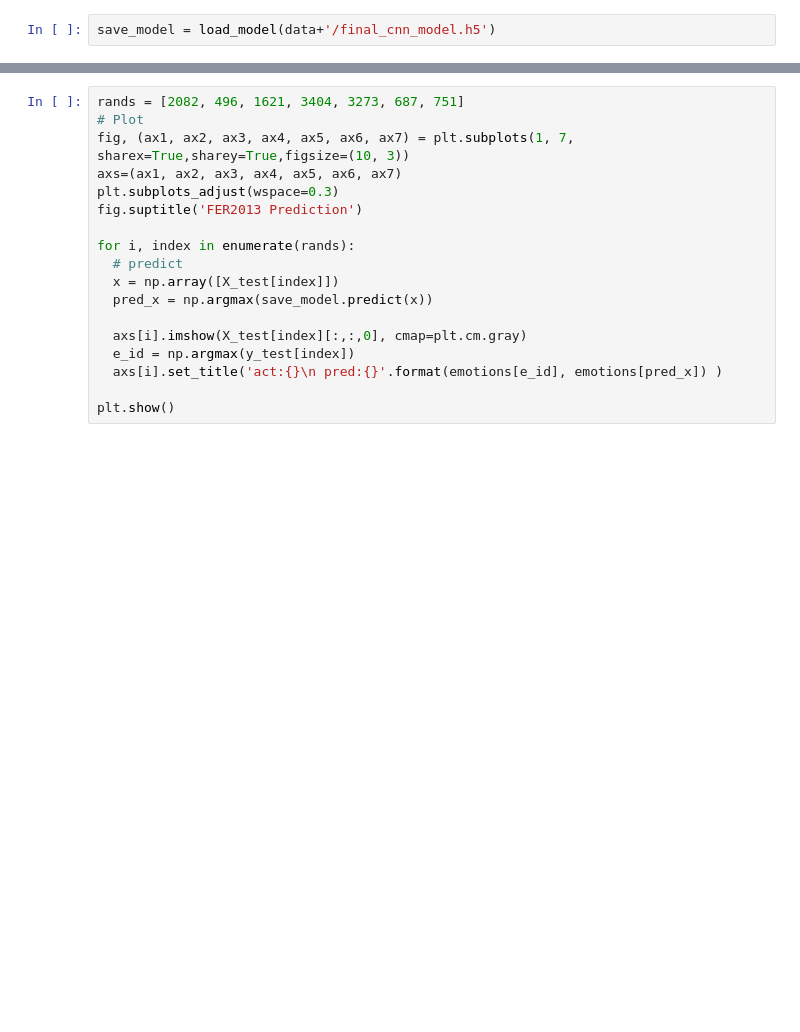
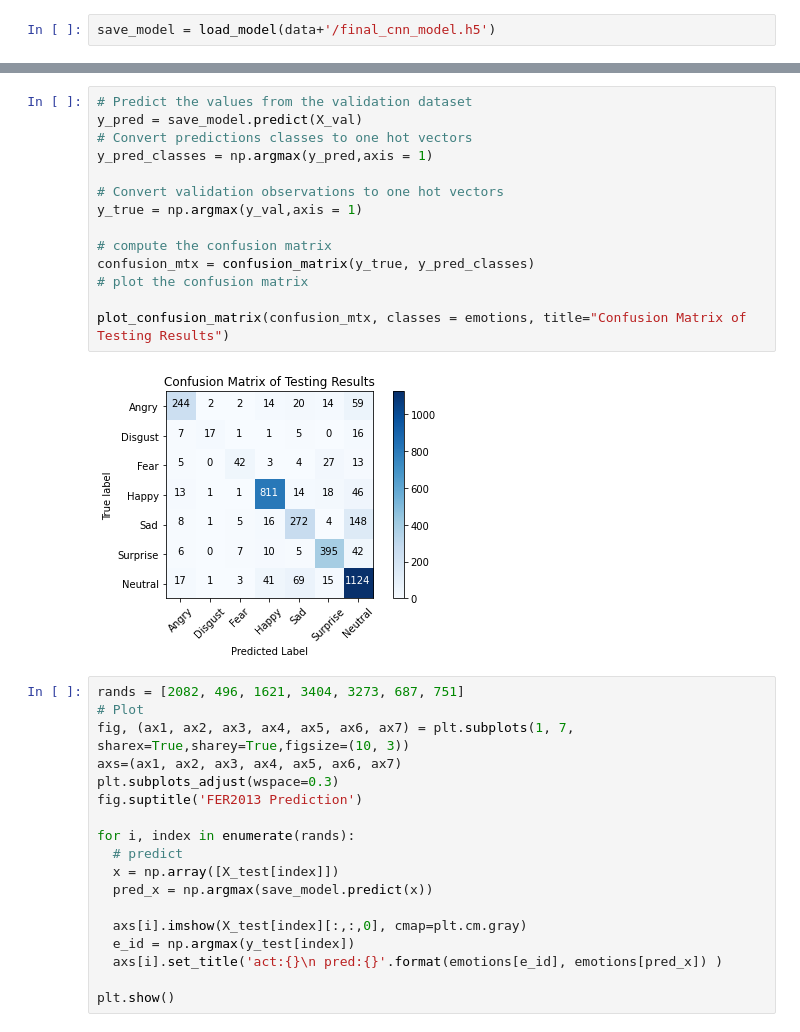
Before and after one commit to uninstallit/ATI736, a Jupyter notebook: Final/cnn.ipynb, the cells around one changed output, grey strips where cells are left out. Drawn from its saved outputs; the diff is of its cells as text; blank space fills up the shorter version.

```diff
--- a/Final/cnn.ipynb
+++ b/Final/cnn.ipynb
@@ -199,3 +205,19 @@ print('Elasped Time in minutes:  %.2f' % ((time.time() - start)/60))
+# %%
+# Predict the values from the validation dataset
+y_pred = save_model.predict(X_val)
+# Convert predictions classes to one hot vectors
+y_pred_classes = np.argmax(y_pred,axis = 1)
+
+# Convert validation observations to one hot vectors
+y_true = np.argmax(y_val,axis = 1)
+
+# compute the confusion matrix
+confusion_mtx = confusion_matrix(y_true, y_pred_classes)
+# plot the confusion matrix
+
+plot_confusion_matrix(confusion_mtx, classes = emotions, title="Confusion Matrix of Testing Results")
+# %% [output]
+[figure, added]
 # %%
 rands = [2082, 496, 1621, 3404, 3273, 687, 751]
 # Plot
```
Also changed, not shown: parts of 2 cells of this notebook.
